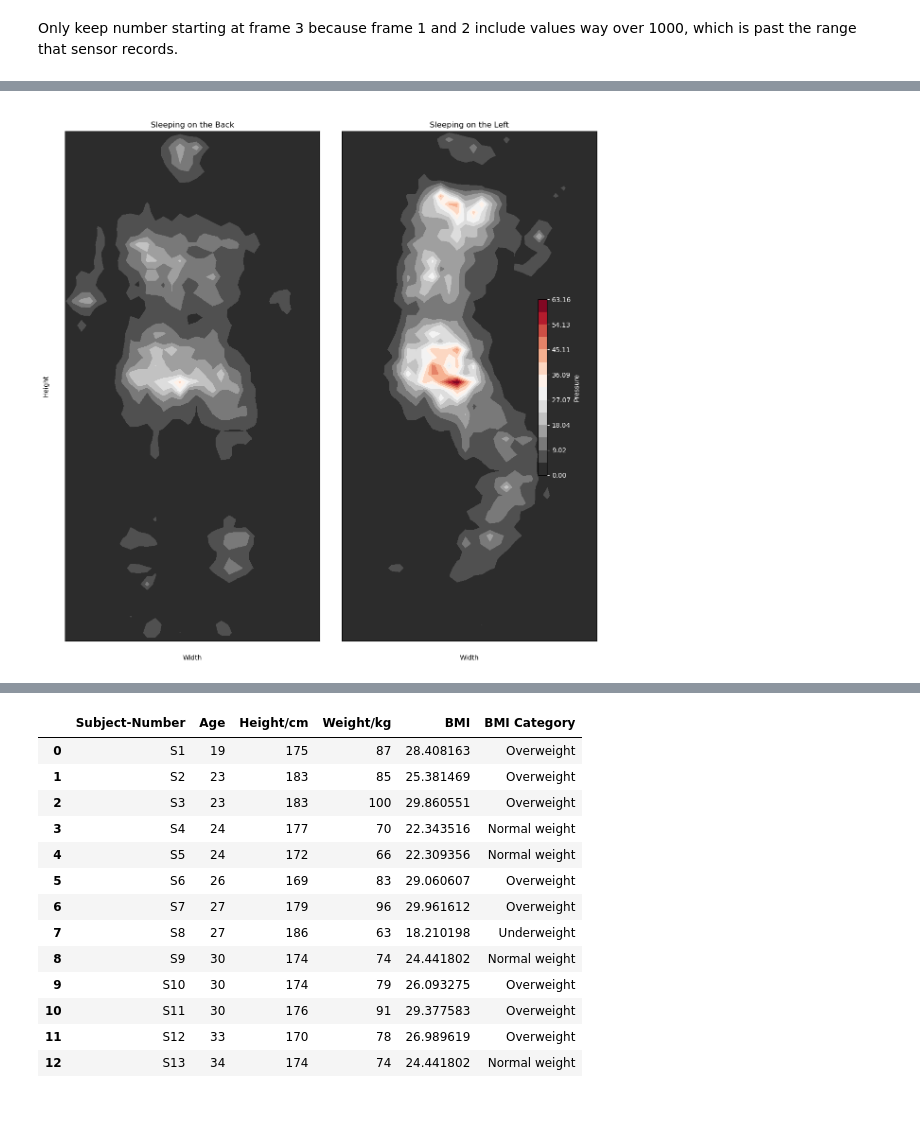
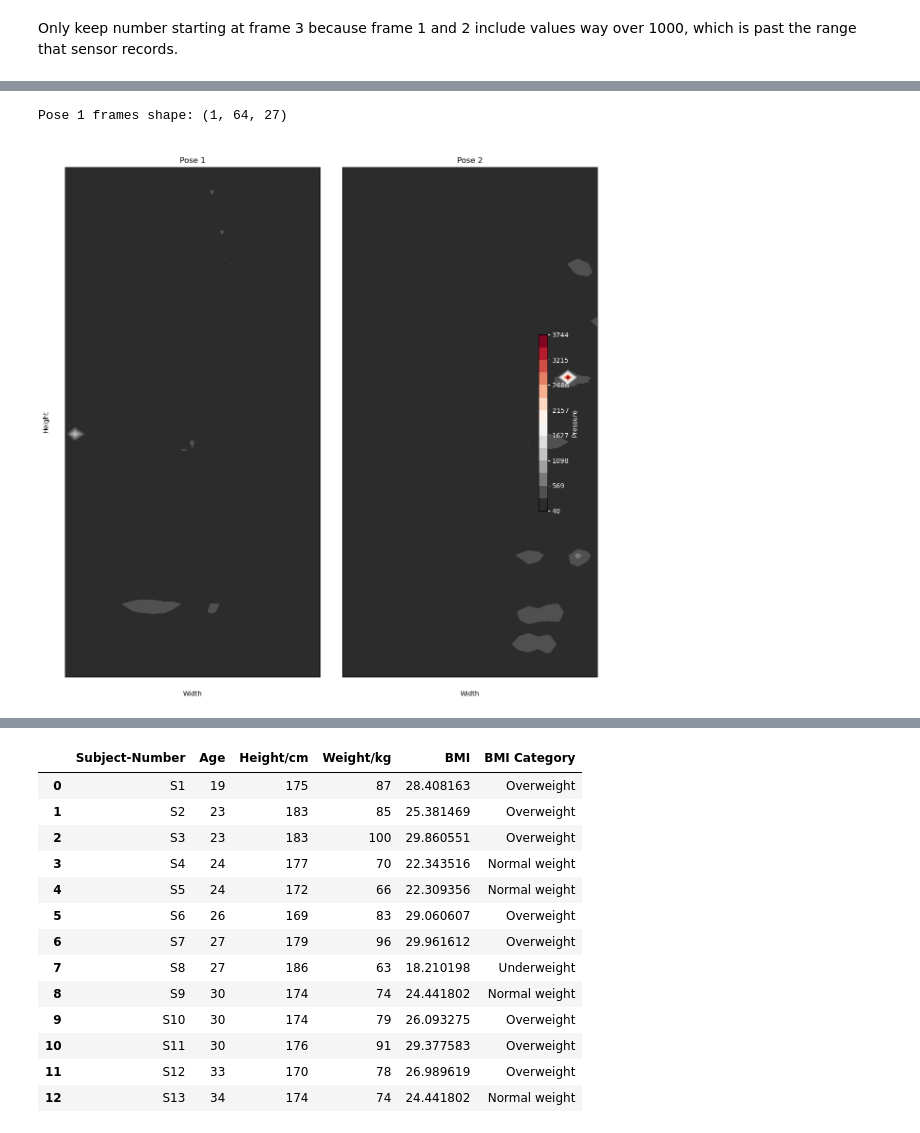
Before and after one commit to cecilia-lin/PosturePress, a Jupyter notebook: exploratory_data_analysis/guoxuan_eda.ipynb, the cells around one changed output, grey strips where cells are left out. Saved outputs shown, nothing was run; the diff lists cells and outputs as text; code cells hidden in the pictures.

Commit message:
Uploading clean data
writing parser function and upload clean data to the repo

```diff
--- a/exploratory_data_analysis/guoxuan_eda.ipynb
+++ b/exploratory_data_analysis/guoxuan_eda.ipynb
@@ -83,41 +193,27 @@ S1:
 import numpy as np
 import matplotlib.pyplot as plt
 
-def plot_pose_comparison(pose1_id, pose2_id, levels=15):
-    """
-    Plots a side-by-side contour map comparing the average pressure distribution
-    of two postures with identical contour levels.
-
-    Parameters:
-        pose1_id (str): Posture identifier for the first pose
-        pose2_id (str): Posture identifier for the second pose
-        levels (int): Number of contour levels (default is 15)
-    """
-
+def plot_pose_comparison(pose1_id='Matrix_Air_B1', pose2_id='Matrix_Air_B2', levels=15):
     all_frames_pose1, all_frames_pose2 = [], []
 
     # Collect frames for Pose 1
-    for subject, postures in subject_posture_data.items():
-        if pose1_id in postures:
-            all_frames_pose1.append(postures[pose1_id])  # Shape: (num_frames, 32, 64)
+    if pose1_id in test['S1']['Air_Mat']:
+        all_frames_pose1 = test['S1']['Air_Mat'][pose1_id]
 
     # Collect frames for Pose 2
-    for subject, postures in subject_posture_data.items():
-        if pose2_id in postures :
-            all_frames_pose2.append(postures[pose2_id])  # Shape: (num_frames, 32, 64)
+    if pose2_id in test['S1']['Air_Mat']:
+        all_frames_pose2 = test['S1']['Air_Mat'][pose2_id]
 
-    if all_frames_pose1 and all_frames_pose2:
-        # Find minimum frame count across subjects for both postures
-        min_frames_pose1 = min(f.shape[0] for f in all_frames_pose1)
-        min_frames_pose2 = min(f.shape[0] for f in all_frames_pose2)
+    if all_frames_pose1.size > 0 and all_frames_pose2.size > 0:
+        # Reshape frames to 27x64
+        frames_pose1 = all_frames_pose1.reshape(-1, 64, 27)
+        frames_pose2 = all_frames_pose2.reshape(-1, 64, 27)
 
-        # Trim all subject data to have the same frame count
-        trimmed_pose1 = [f[:min_frames_pose1] for f in all_frames_pose1]
-        trimmed_pose2 = [f[:min_frames_pose2] for f in all_frames_pose2]
+        print(f"Pose 1 frames shape: {frames_pose1.shape}")
 
         # Compute average pressure map for each posture
-        avg_pose1 = np.mean(np.array(trimmed_pose1), axis=(0, 1))  # Mean over subjects and frames
-        avg_pose2 = np.mean(np.array(trimmed_pose2), axis=(0, 1))  # Mean over subjects and frames
+        avg_pose1 = np.mean(frames_pose1, axis=0)  # Mean over frames
+        avg_pose2 = np.mean(frames_pose2, axis=0)  # Mean over frames
 
         # Find global min/max for consistent color scale
         vmin = min(avg_pose1.min(), avg_pose2.min())
@@ -127,39 +223,36 @@ def plot_pose_comparison(pose1_id, pose2_id, levels=15):
         contour_levels = np.linspace(vmin, vmax, levels)
 
         # Generate side-by-side contour plots
         fig, axes = plt.subplots(1, 2, figsize=(12, 12))
 
         # Contour Plot for Pose 1
         X, Y = np.meshgrid(np.arange(avg_pose1.shape[1]), np.arange(avg_pose1.shape[0]))
         contour1 = axes[0].contourf(X, Y, avg_pose1, levels=contour_levels, cmap='RdGy_r', vmin=vmin, vmax=vmax)
-        axes[0].set_title('Sleeping on the Back')
+        axes[0].set_title('Pose 1')
         axes[0].set_xlabel('Width')
         axes[0].set_ylabel('Height')
         axes[0].invert_yaxis()
         axes[0].tick_params(colors='white')
 
         # Contour Plot for Pose 2
         contour2 = axes[1].contourf(X, Y, avg_pose2, levels=contour_levels, cmap='RdGy_r', vmin=vmin, vmax=vmax)
-        axes[1].set_title(f'Sleeping on the Left')
+        axes[1].set_title('Pose 2')
         axes[1].set_xlabel('Width')
         axes[1].invert_yaxis()
         axes[1].tick_params(colors='white')
 
         # Common colorbar for both plots with white font
         cbar = fig.colorbar(contour2, ax=axes, orientation='vertical', fraction=0.02, pad=0.04)
         cbar.set_label('Pressure', color='white')
         cbar.ax.yaxis.set_tick_params(color='white')  # Change tick color
         plt.setp(cbar.ax.yaxis.get_ticklabels(), color='white')  # Change tick label color
 
         # Set white text for the entire figure
-
         plt.suptitle(f'Pressure Comparison: Posture {pose1_id} vs. Posture {pose2_id} (Same Contour Levels)', color='white')
         plt.tight_layout()
         plt.show()
 
-    else:
-        print(f"Not enough data found for Posture {pose1_id} or Posture {pose2_id}.")
+plot_pose_comparison('Matrix_Air_F7', 'Matrix_Air_D1')
+# %% [output]
+Pose 1 frames shape: (1, 64, 27)
+[figure, added]
-# %%
-plot_pose_comparison(pose1_id="1", pose2_id="2")
-# %% [output]
-[figure, removed]
```
Also changed, not shown: parts of 14 cells of this notebook, 2 other files.
